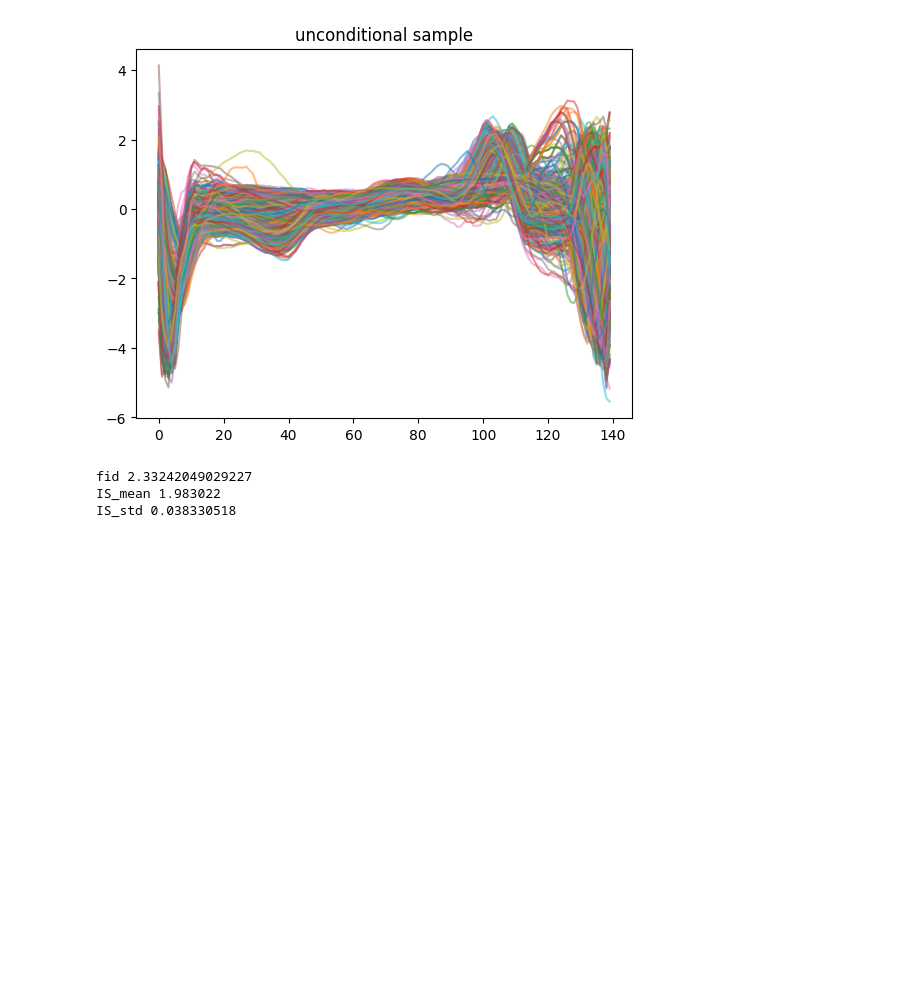
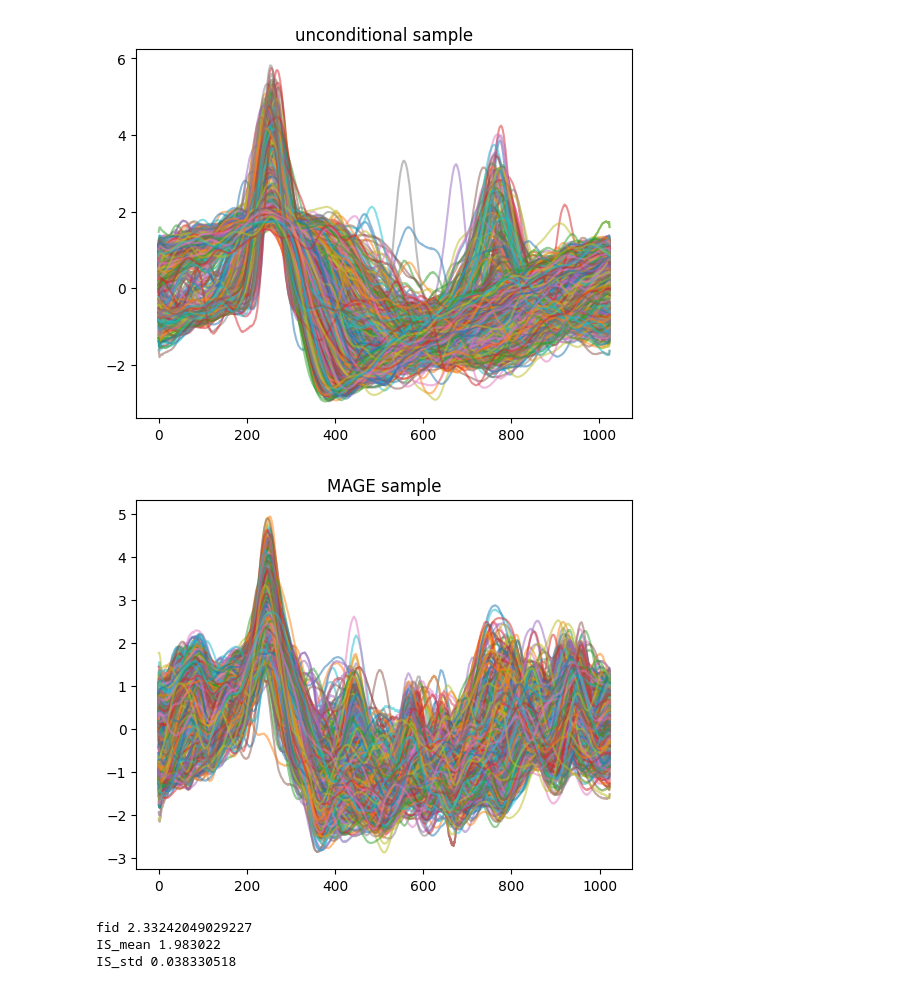
Before and after one commit to erlendlokna/Generative-SSL-VQVAE-modelling, a Jupyter notebook: eval_test.ipynb, the cells around one changed output. Saved outputs shown, nothing was run; the diff lists cells and outputs as text; code cells hidden in the pictures; blank space fills up the shorter version.

```diff
--- a/eval_test.ipynb
+++ b/eval_test.ipynb
@@ -45,6 +46,7 @@ self.X_test.shape: (4500, 140)
 # %%
 n_samples = len(test_data_loader.dataset.X)
-x_gen = eval.sample(n_samples, input_length, n_classes, 'unconditional')
+#x_gen = eval.sample(n_samples, input_length, n_classes, 'unconditional')
+x_gen = eval.sampleMaskGit(n_samples, input_length, n_classes, "unconditional")
 # %% [output]
 1
 /home/erlendlokna/Documents/ntnu/Generative-SSL-VQVAE-modelling/saved_models
@@ -58,0 +61,2 @@ vq_model loaded
+# %%
+x_gen_mage = eval.sampleMAGE(n_samples, input_length, n_classes, "unconditional")
@@ -64,7 +79,9 @@ def plot_samples(x_gen, n_figs=100, title=""):
     plt.show()
 # %%
 plot_samples(x_gen, n_figs=1000, title="unconditional sample")
+plot_samples(x_gen_mage, n_figs=1000, title="MAGE sample")
 # %% [output]
-[figure, old version]
+[figure, new version]
+[figure, added]
 # %%
 z_test, z_gen = eval.compute_z(x_gen)
```
Also changed, not shown: parts of 7 cells of this notebook, 9 other files.
